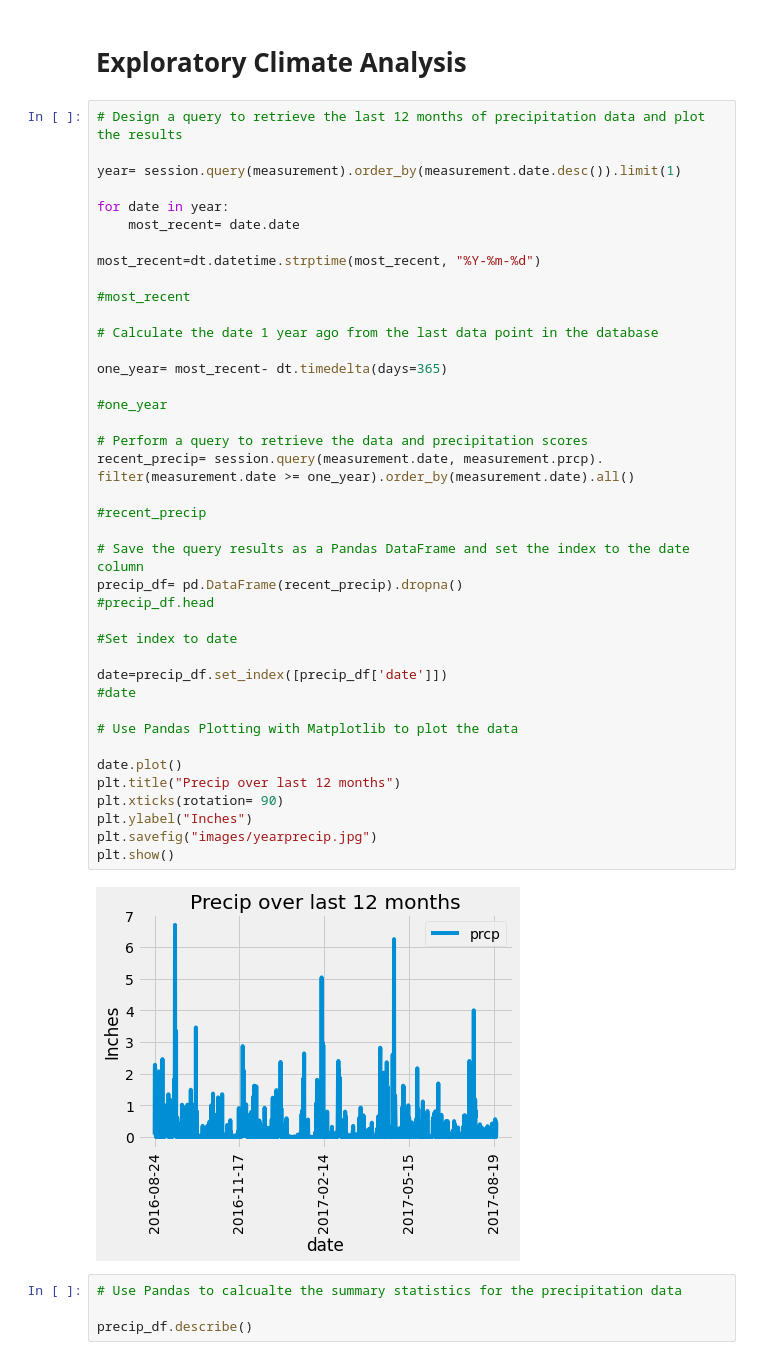
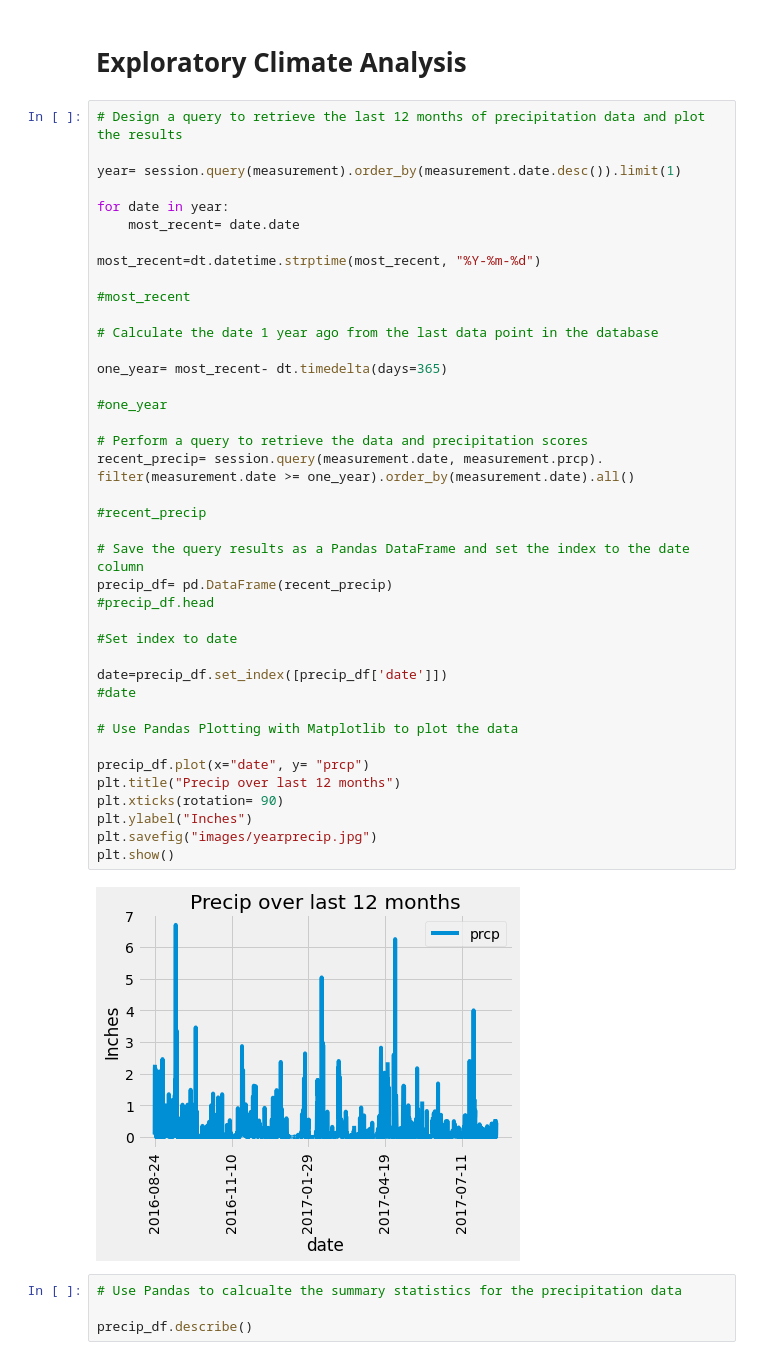
Before and after one commit to Joelcox518/sqlalchemy-challenge, a Jupyter notebook: climate_starter.ipynb, the cells around one changed output. Saved outputs shown, nothing was run; the diff lists cells and outputs as text.

```diff
--- a/climate_starter.ipynb
+++ b/climate_starter.ipynb
@@ -50,36 +50,36 @@ most_recent=dt.datetime.strptime(most_recent, "%Y-%m-%d")
 
 #most_recent
 
 # Calculate the date 1 year ago from the last data point in the database
 
 one_year= most_recent- dt.timedelta(days=365)
 
 #one_year
 
 # Perform a query to retrieve the data and precipitation scores
 recent_precip= session.query(measurement.date, measurement.prcp). filter(measurement.date >= one_year).order_by(measurement.date).all()
 
 #recent_precip
 
 # Save the query results as a Pandas DataFrame and set the index to the date column
-precip_df= pd.DataFrame(recent_precip).dropna()
+precip_df= pd.DataFrame(recent_precip)
 #precip_df.head
 
 #Set index to date
 
 date=precip_df.set_index([precip_df['date']])
 #date
 
 # Use Pandas Plotting with Matplotlib to plot the data
 
-date.plot()
+precip_df.plot(x="date", y= "prcp")
 plt.title("Precip over last 12 months")
 plt.xticks(rotation= 90)
 plt.ylabel("Inches")
 plt.savefig("images/yearprecip.jpg")
 plt.show()
 # %% [output]
-[figure, old version]
+[figure, new version]
 # %%
 # Use Pandas to calcualte the summary statistics for the precipitation data
 
```
Also changed, not shown: parts of 9 cells of this notebook, 3 other files.
